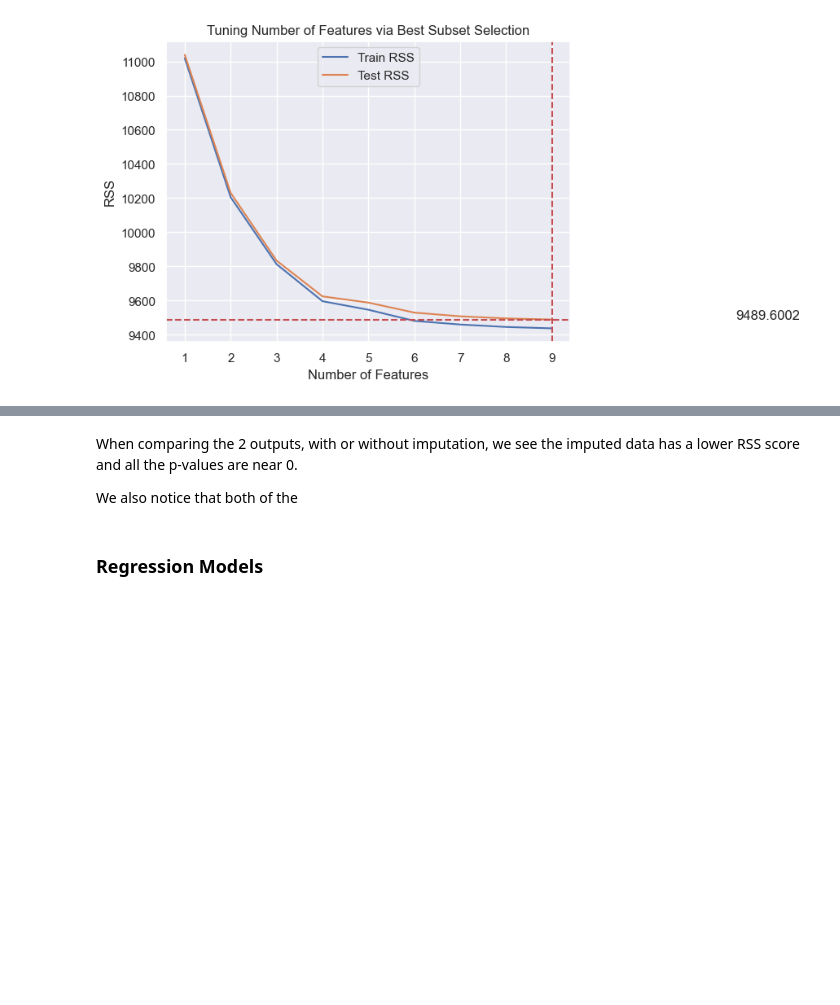
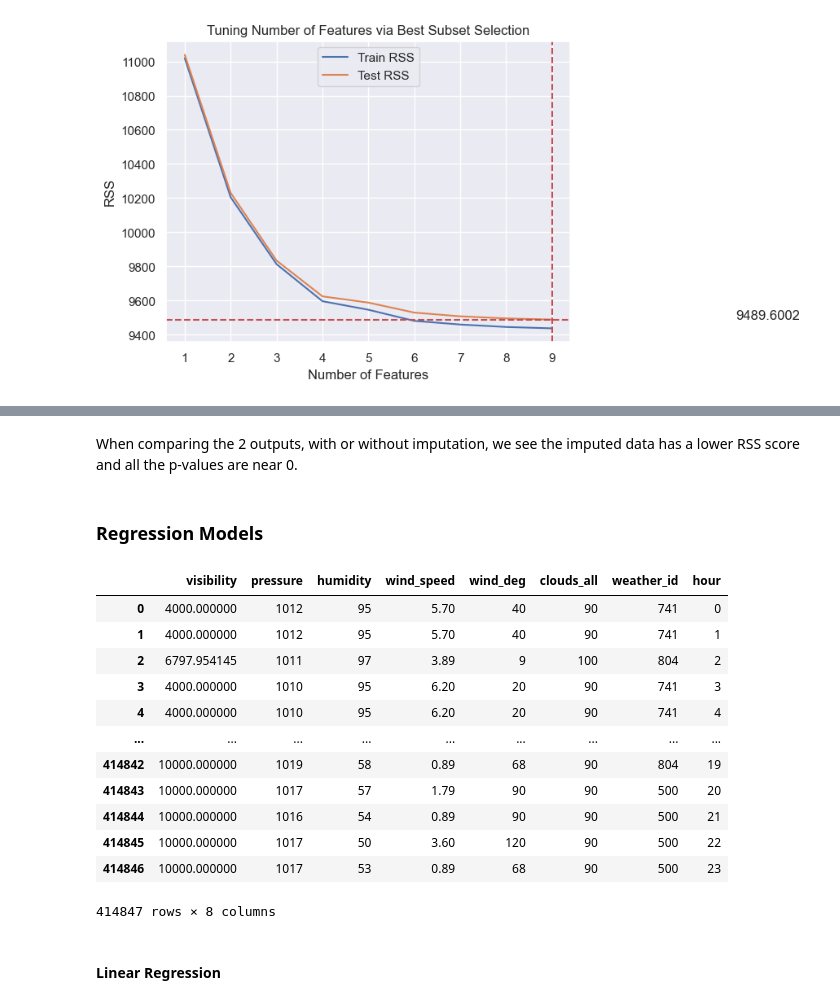
Before and after one commit to Aditya190600/intro-ds-shenanigans, a Jupyter notebook: trials/2-MODELS.ipynb, the cells around one changed output, grey strips where cells are left out. Cells and saved outputs as stored; diff of their text form; code cells hidden in the pictures; blank space fills up the shorter version.

```diff
--- a/trials/2-MODELS.ipynb
+++ b/trials/2-MODELS.ipynb
@@ -394,7 +394,23 @@ Notes:
 strong multicollinearity or other numerical problems.
 # %% [markdown]
 When comparing the 2 outputs, with or without imputation, we see the imputed data has a lower RSS score and all the p-values are near 0.
-
-We also notice that both of the
 # %% [markdown]
 ### Regression Models
+# %%
+X, y = df_imputed.drop(['dt_iso', 'temp', 'dew_point', 'feels_like', 'temp_min', 'temp_max'], axis=1), df_imputed['temp']
+# %%
+X
+# %% [output]
+|  | visibility | pressure | humidity | wind_speed | wind_deg | clouds_all | weather_id | hour |
+| 0 | 4000.000000 | 1012 | 95 | 5.70 | 40 | 90 | 741 | 0 |
+| 1 | 4000.000000 | 1012 | 95 | 5.70 | 40 | 90 | 741 | 1 |
+| 2 | 6797.954145 | 1011 | 97 | 3.89 | 9 | 100 | 804 | 2 |
+| 3 | 4000.000000 | 1010 | 95 | 6.20 | 20 | 90 | 741 | 3 |
+| 4 | 4000.000000 | 1010 | 95 | 6.20 | 20 | 90 | 741 | 4 |
+| ... | ... | ... | ... | ... | ... | ... | ... | ... |
+| 414842 | 10000.000000 | 1019 | 58 | 0.89 | 68 | 90 | 804 | 19 |
+| 414843 | 10000.000000 | 1017 | 57 | 1.79 | 90 | 90 | 500 | 20 |
+| 414844 | 10000.000000 | 1016 | 54 | 0.89 | 90 | 90 | 500 | 21 |
+| 414845 | 10000.000000 | 1017 | 50 | 3.60 | 120 | 90 | 500 | 22 |
+| 414846 | 10000.000000 | 1017 | 53 | 0.89 | 68 | 90 | 500 | 23 |
+414847 rows × 8 columns
@@ -400,0 +419,2 @@ We also notice that both of the
+# %% [markdown]
+#### Linear Regression
```
Also changed, not shown: parts of 56 cells of this notebook, 19 other files.
